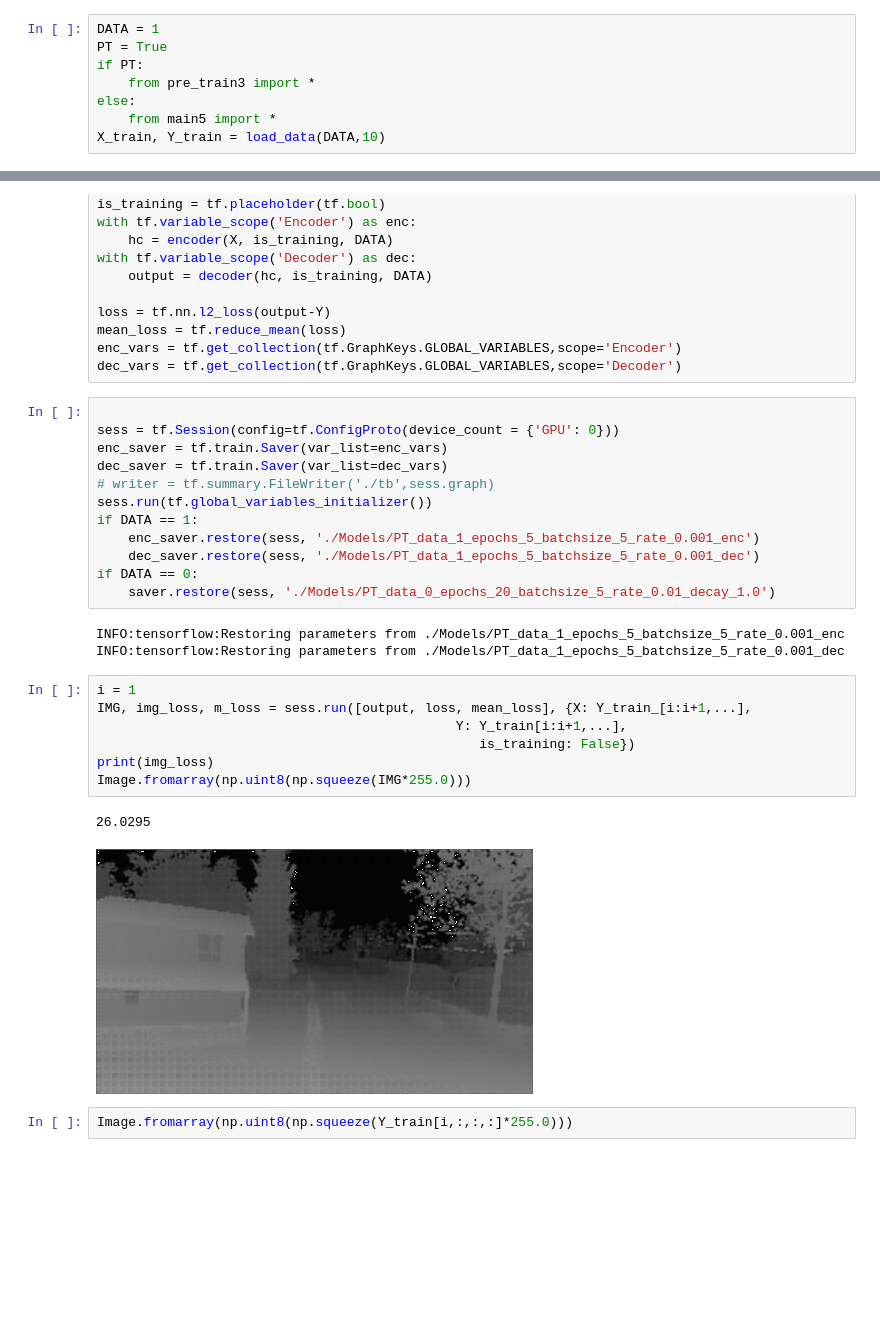
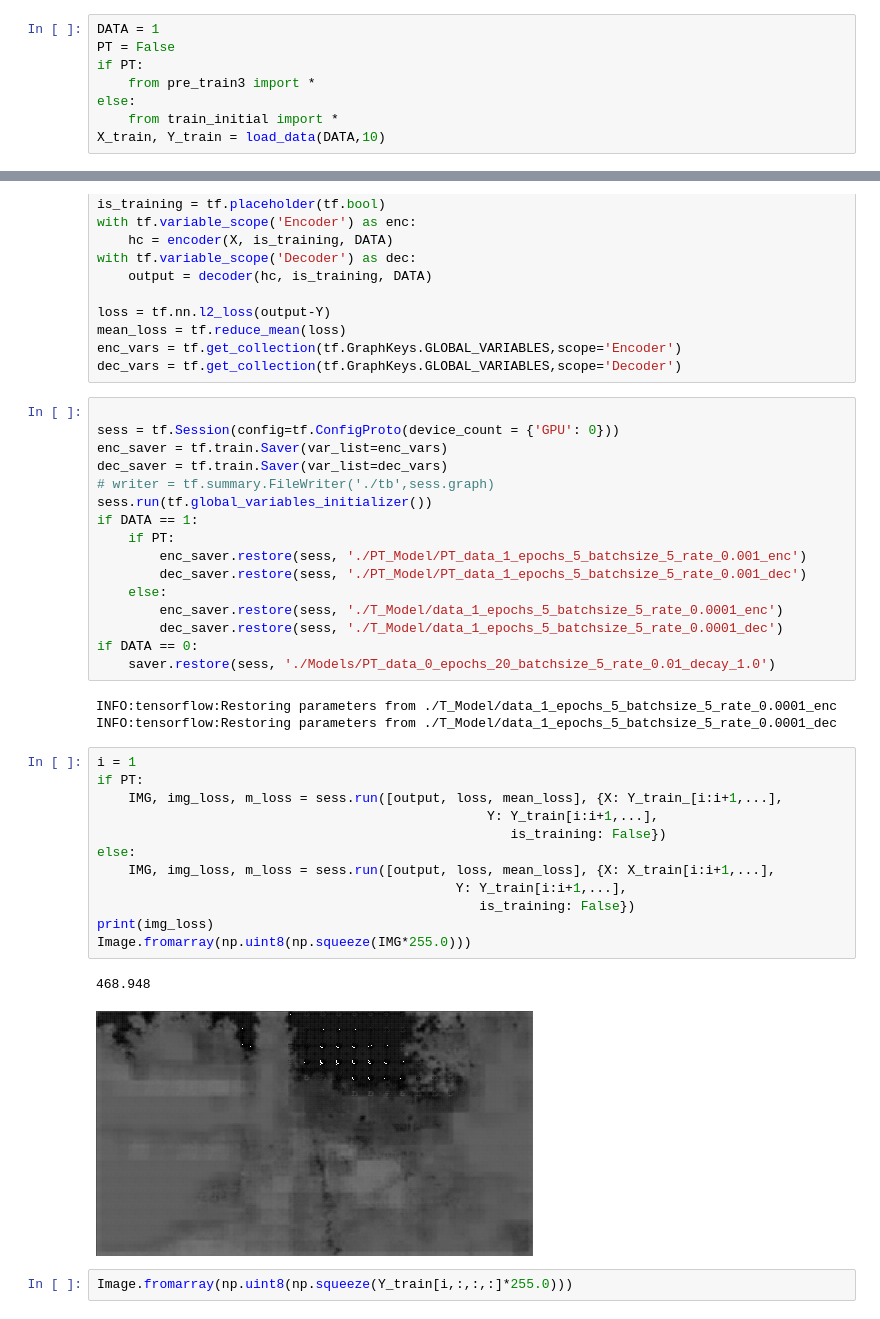
Before and after one commit to jmern3250/misc, a Jupyter notebook: depth/Image test .ipynb, the cells around one changed output, grey strips where cells are left out. Saved outputs shown, nothing was run; the diff lists cells and outputs as text; blank space fills up the shorter version.

```diff
--- a/depth/Image test .ipynb
+++ b/depth/Image test .ipynb
@@ -19,10 +16,10 @@ The autoreload extension is already loaded. To reload it, use:
 # %%
 DATA = 1
-PT = True
+PT = False
 if PT:
     from pre_train3 import *
 else:
-    from main5 import *
+    from train_initial import *
 X_train, Y_train = load_data(DATA,10)
 # %%
 tf.reset_default_graph()
@@ -52,23 +49,32 @@ dec_saver = tf.train.Saver(var_list=dec_vars)
 # writer = tf.summary.FileWriter('./tb',sess.graph)
 sess.run(tf.global_variables_initializer())
 if DATA == 1:
-    enc_saver.restore(sess, './Models/PT_data_1_epochs_5_batchsize_5_rate_0.001_enc')
-    dec_saver.restore(sess, './Models/PT_data_1_epochs_5_batchsize_5_rate_0.001_dec')
+    if PT:
+        enc_saver.restore(sess, './PT_Model/PT_data_1_epochs_5_batchsize_5_rate_0.001_enc')
+        dec_saver.restore(sess, './PT_Model/PT_data_1_epochs_5_batchsize_5_rate_0.001_dec')
+    else:
+        enc_saver.restore(sess, './T_Model/data_1_epochs_5_batchsize_5_rate_0.0001_enc')
+        dec_saver.restore(sess, './T_Model/data_1_epochs_5_batchsize_5_rate_0.0001_dec')
 if DATA == 0:
     saver.restore(sess, './Models/PT_data_0_epochs_20_batchsize_5_rate_0.01_decay_1.0')
 # %% [output]
-INFO:tensorflow:Restoring parameters from ./Models/PT_data_1_epochs_5_batchsize_5_rate_0.001_enc
-INFO:tensorflow:Restoring parameters from ./Models/PT_data_1_epochs_5_batchsize_5_rate_0.001_dec
+INFO:tensorflow:Restoring parameters from ./T_Model/data_1_epochs_5_batchsize_5_rate_0.0001_enc
+INFO:tensorflow:Restoring parameters from ./T_Model/data_1_epochs_5_batchsize_5_rate_0.0001_dec
 # %%
 i = 1
-IMG, img_loss, m_loss = sess.run([output, loss, mean_loss], {X: Y_train_[i:i+1,...],
+if PT:
+    IMG, img_loss, m_loss = sess.run([output, loss, mean_loss], {X: Y_train_[i:i+1,...],
+                                                  Y: Y_train[i:i+1,...],
+                                                     is_training: False})
+else:
+    IMG, img_loss, m_loss = sess.run([output, loss, mean_loss], {X: X_train[i:i+1,...],
                                               Y: Y_train[i:i+1,...],
                                                  is_training: False})
 print(img_loss)
 Image.fromarray(np.uint8(np.squeeze(IMG*255.0)))
 # %% [output]
-26.0295
+468.948
-[figure, old version]
+[figure, new version]
 # %%
 Image.fromarray(np.uint8(np.squeeze(Y_train[i,:,:,:]*255.0)))
 # %% [output]
```
Also changed, not shown: parts of 1 cell of this notebook.
